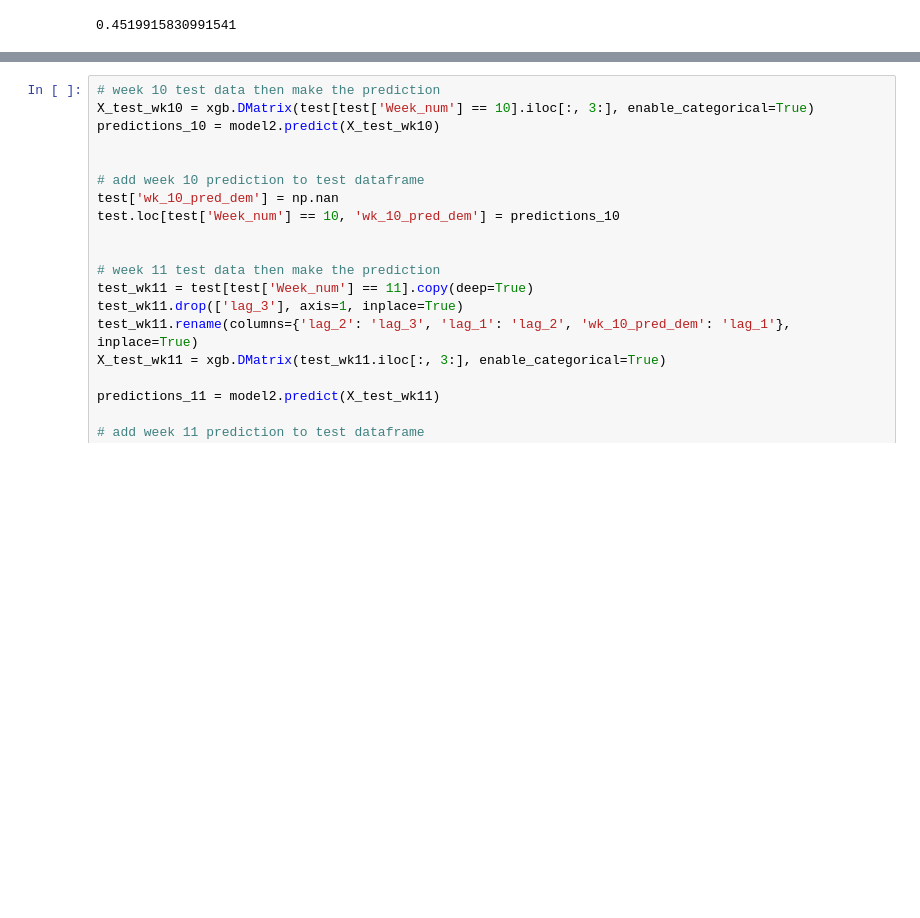
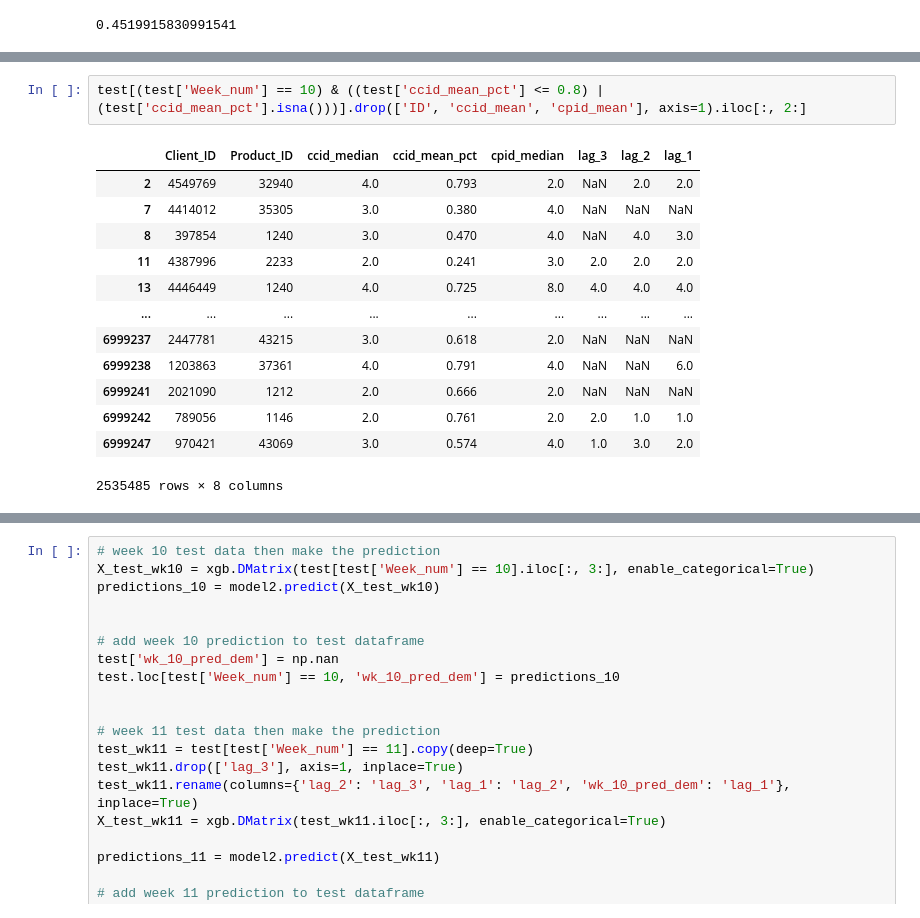
Before and after one commit to ElliotBlackstone/EWinter25_Product_Inventory, a Jupyter notebook: xgboost_EB.ipynb, the cells around one changed output, grey strips where cells are left out. Cells and saved outputs as stored; diff of their text form; blank space fills up the shorter version.

```diff
--- a/xgboost_EB.ipynb
+++ b/xgboost_EB.ipynb
@@ -364,0 +345,16 @@ submission[submission['id'] == 1223407]
+# %%
+test[(test['Week_num'] == 10) & ((test['ccid_mean_pct'] <= 0.8) | (test['ccid_mean_pct'].isna()))].drop(['ID', 'ccid_mean', 'cpid_mean'], axis=1).iloc[:, 2:]
+# %% [output]
+|  | Client_ID | Product_ID | ccid_median | ccid_mean_pct | cpid_median | lag_3 | lag_2 | lag_1 |
+| 2 | 4549769 | 32940 | 4.0 | 0.793 | 2.0 | NaN | 2.0 | 2.0 |
+| 7 | 4414012 | 35305 | 3.0 | 0.380 | 4.0 | NaN | NaN | NaN |
+| 8 | 397854 | 1240 | 3.0 | 0.470 | 4.0 | NaN | 4.0 | 3.0 |
+| 11 | 4387996 | 2233 | 2.0 | 0.241 | 3.0 | 2.0 | 2.0 | 2.0 |
+| 13 | 4446449 | 1240 | 4.0 | 0.725 | 8.0 | 4.0 | 4.0 | 4.0 |
+| ... | ... | ... | ... | ... | ... | ... | ... | ... |
+| 6999237 | 2447781 | 43215 | 3.0 | 0.618 | 2.0 | NaN | NaN | NaN |
+| 6999238 | 1203863 | 37361 | 4.0 | 0.791 | 4.0 | NaN | NaN | 6.0 |
+| 6999241 | 2021090 | 1212 | 2.0 | 0.666 | 2.0 | NaN | NaN | NaN |
+| 6999242 | 789056 | 1146 | 2.0 | 0.761 | 2.0 | 2.0 | 1.0 | 1.0 |
+| 6999247 | 970421 | 43069 | 3.0 | 0.574 | 4.0 | 1.0 | 3.0 | 2.0 |
+2535485 rows × 8 columns
```
Also changed, not shown: parts of 21 cells of this notebook, 1 other file.
